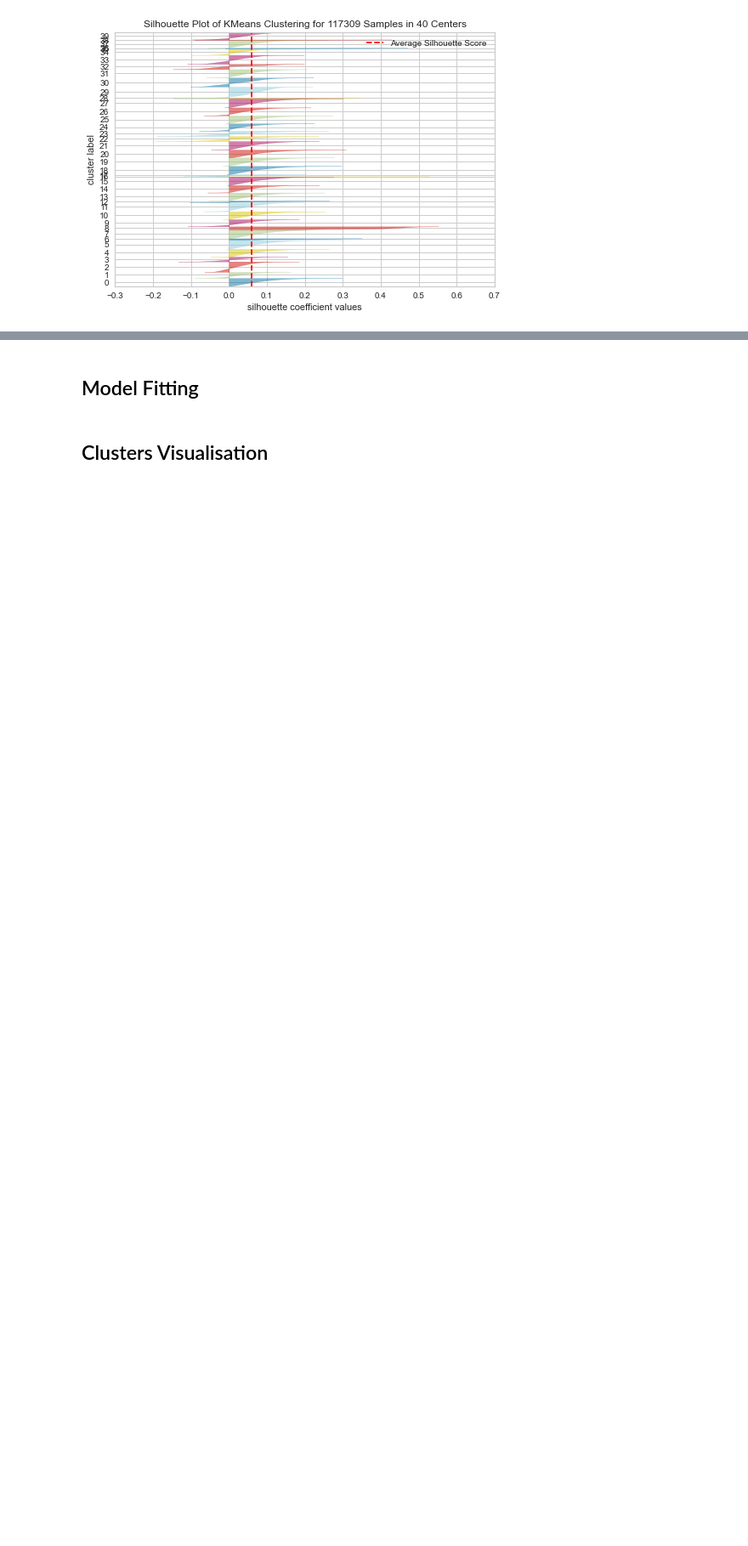
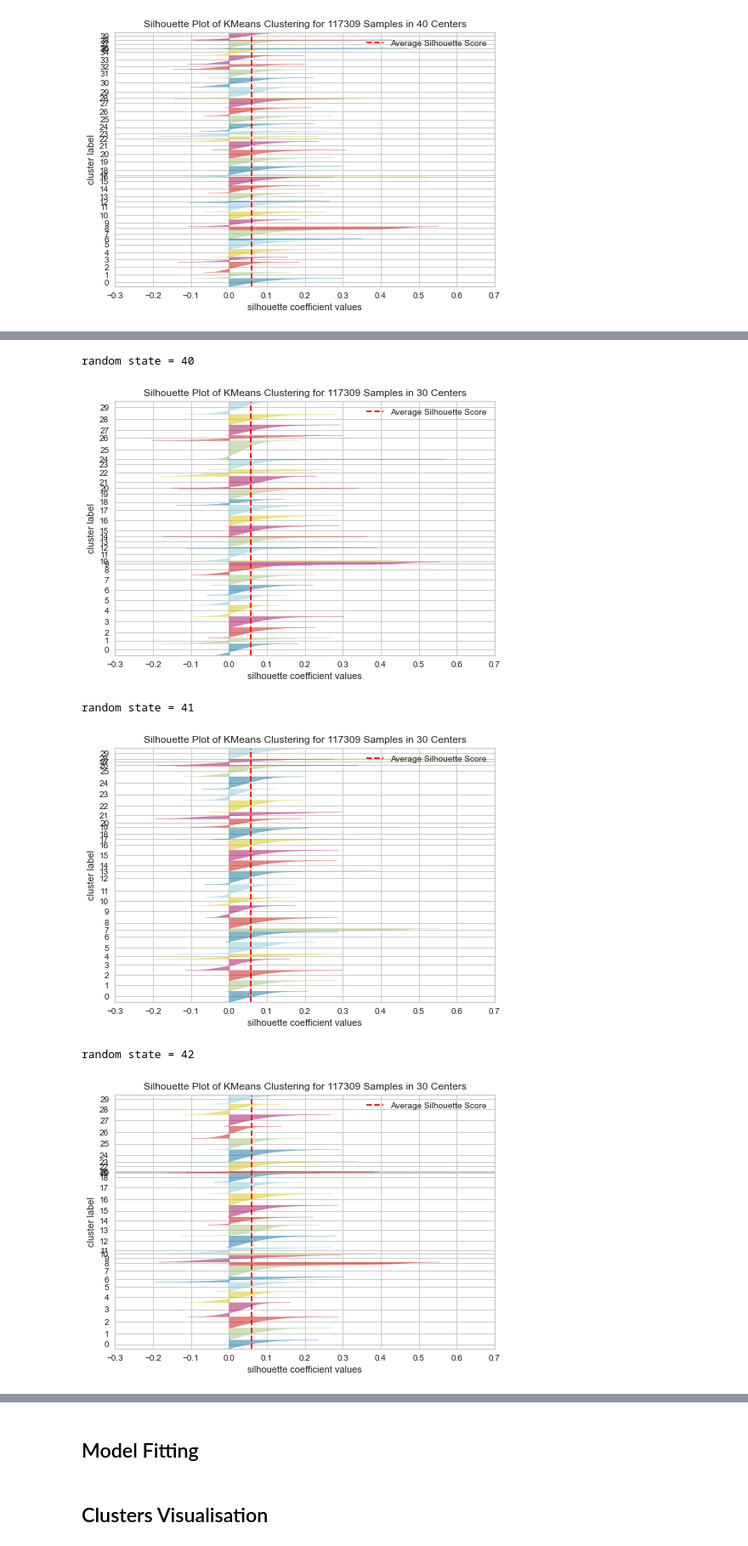
Before and after one commit to lynda-trad/Orders-Customer-Segmentation, a Jupyter notebook: Customer-Segmentation.ipynb, the cells around one changed output, grey strips where cells are left out. Shown at 85% size. Saved outputs shown, nothing was run; the diff lists cells and outputs as text; code cells hidden in the pictures; blank space fills up the shorter version.

```diff
--- a/Customer-Segmentation.ipynb
+++ b/Customer-Segmentation.ipynb
@@ -257,11 +270,10 @@ plt.show()
 # fig, ax = plt.subplots(2, 2, figsize=(15,10))
 for i in [10, 20, 30, 40]:
     km = KMeans(n_clusters=i, init='k-means++', n_init=10, max_iter=100, random_state=42)
-    q, mod = divmod(i, 2)
     visualizer = SilhouetteVisualizer(km, colors='yellowbrick')
     visualizer.fit(X)
     visualizer.show()
-#fig.show()
+# fig.show()
 # %% [output]
 [figure]
 [figure]
@@ -269,0 +288,16 @@ for i in [10, 20, 30, 40]:
+# %%
+j = 40
+for i in [40, 41, 42, 43]:
+    km = KMeans(n_clusters=30, init='k-means++', n_init=10, max_iter=100, random_state=i)
+    visualizer = SilhouetteVisualizer(km, colors='yellowbrick')
+    visualizer.fit(X)
+    print("random state = " + str(j))
+    j += 1
+    visualizer.show()
+# %% [output]
+random state = 40
+[figure, added]
+random state = 41
+[figure, added]
+random state = 42
+[figure, added]
```
Also changed, not shown: parts of 32 cells of this notebook, 1 other file.
